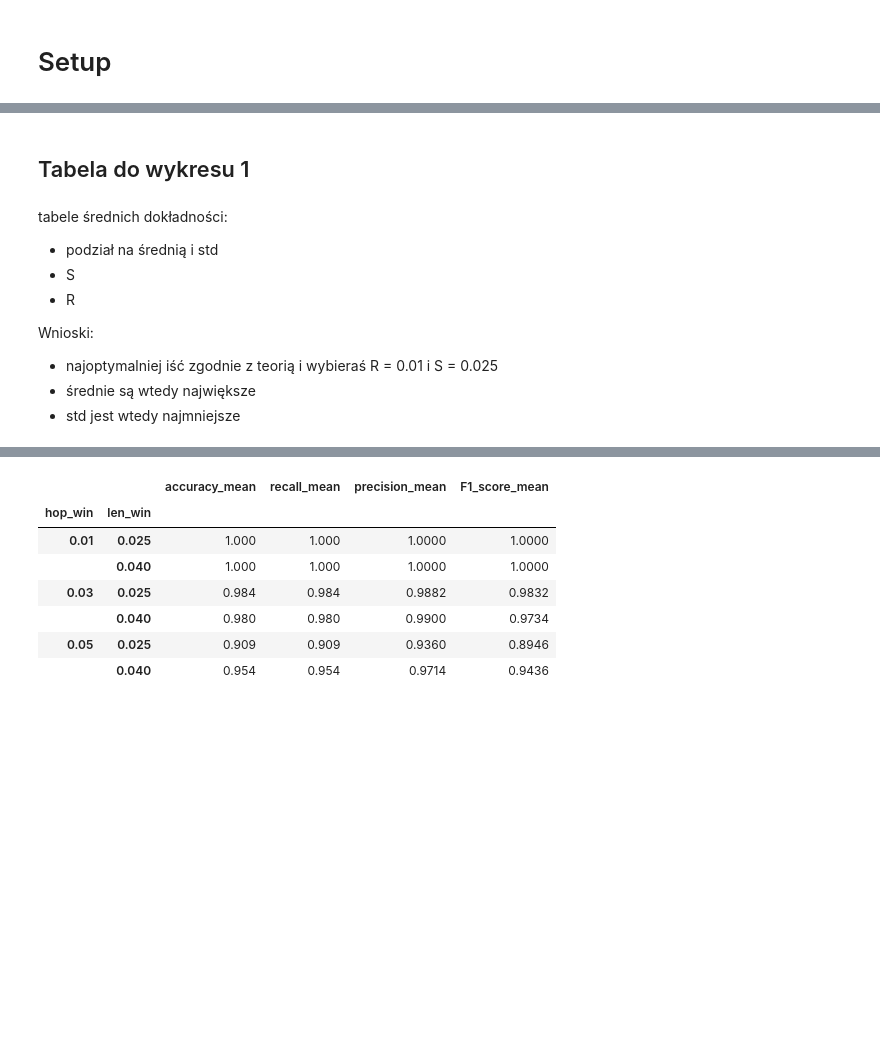
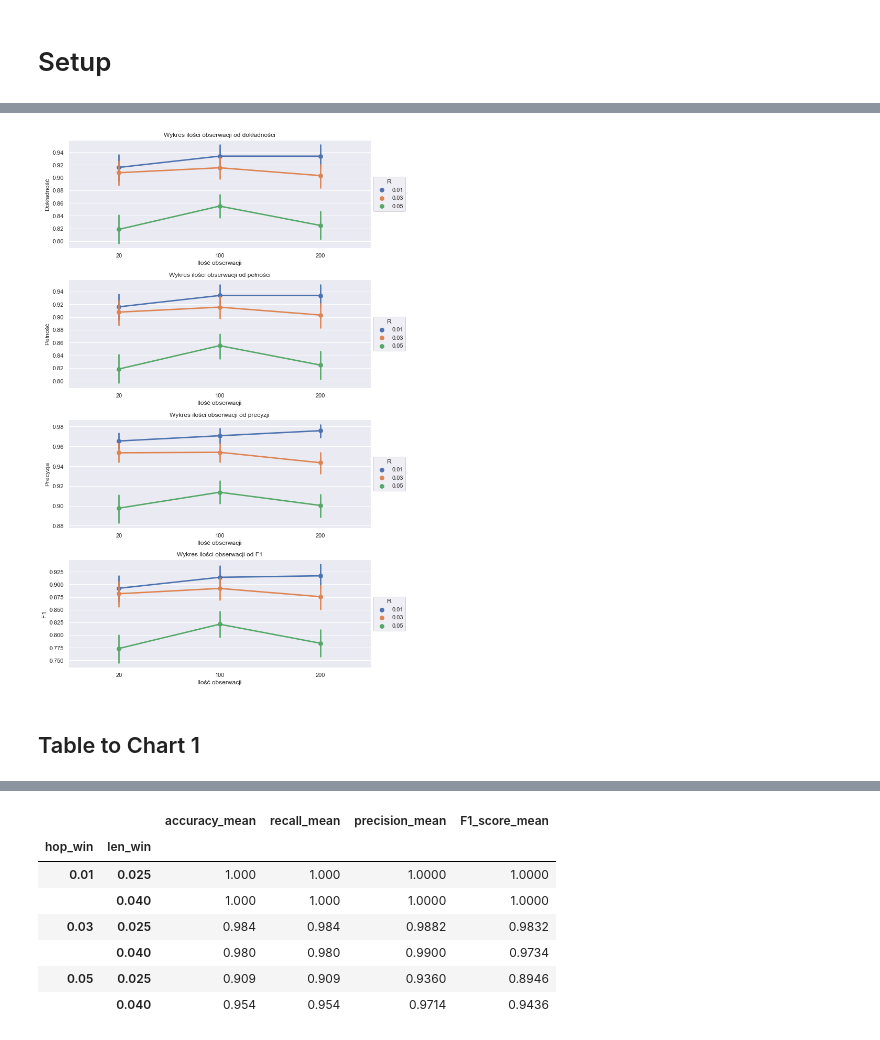
Before and after one commit to sokoly35/BSc_hmm_speech_recognition, a Jupyter notebook: visualization.ipynb, the cells around one changed output, grey strips where cells are left out. Drawn from its saved outputs; the diff is of its cells as text; code cells hidden in the pictures; blank space fills up the shorter version.

Commit message:
Pretifying visualization.ipynb

```diff
--- a/visualization.ipynb
+++ b/visualization.ipynb
@@ -211,16 +70,17 @@ plt.show()
+# %%
+ylabels = ['Dokładność', 'Pełność', 'Precyzja', 'F1']
+titles = ['dokładności', 'pełności', 'precyzji', 'F1']
+
+fig = make_pointplot(result_expand, x='n_samples', hue='hop_win',
+               ylabels=ylabels,
+               titles=titles,
+               scores=scores,
+               legend_title='R',
+               title_x='ilości obserwacji',
+               xlabel="Ilość obserwacji")
+# %% [output]
+[figure, added]
 # %%
 fig.savefig(r'vis\czyste_point_n_S_score.png')
-# %% [markdown]
-## Tabela do wykresu 1
-# %% [markdown]
-tabele średnich dokładności:
-
-- podział  na średnią i std
-- S
-- R
-
-Wnioski:
-
-- najoptymalniej iść zgodnie z teorią i wybieraś R = 0.01 i S = 0.025
-- średnie są wtedy największe
-- std jest wtedy najmniejsze
+# %% [markdown]
+## Table to Chart 1
```
Also changed, not shown: parts of 95 cells of this notebook, 2 other files.
